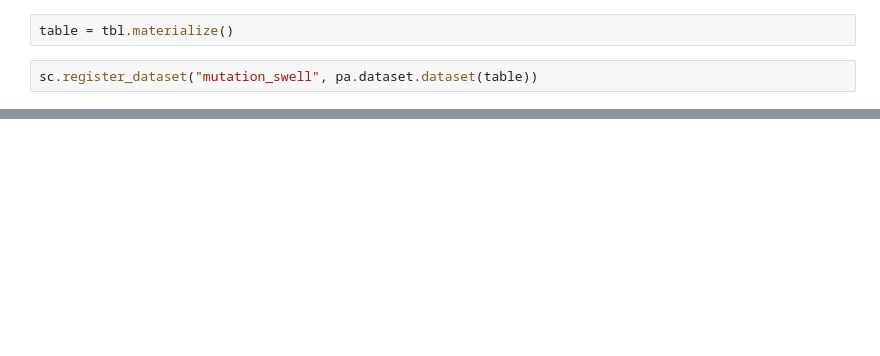
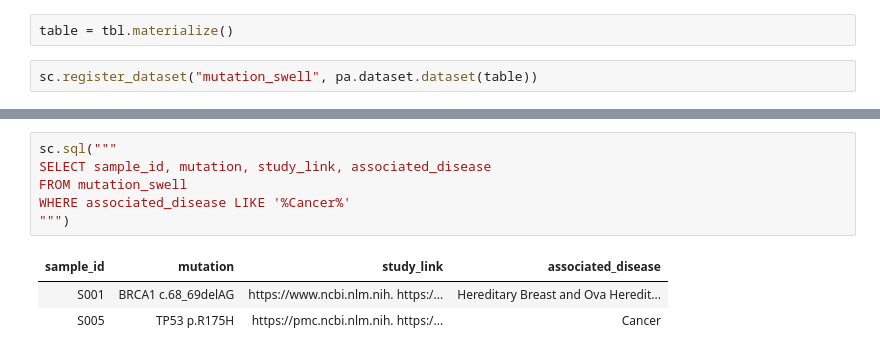
Before and after one commit to SwellDB/SwellDB, a Jupyter notebook: examples/swelldb_mutations.ipynb, the cells around one changed output, grey strips where cells are left out. Saved outputs shown, nothing was run; the diff lists cells and outputs as text; blank space fills up the shorter version.

```diff
--- a/examples/swelldb_mutations.ipynb
+++ b/examples/swelldb_mutations.ipynb
@@ -118,0 +117,10 @@ FROM mutation_swell
+# %%
+sc.sql("""
+SELECT sample_id, mutation, study_link, associated_disease
+FROM mutation_swell
+WHERE associated_disease LIKE '%Cancer%'
+""")
+# %% [output]
+| sample_id | mutation | study_link | associated_disease |
+| S001 | BRCA1 c.68_69delAG | https://www.ncbi.nlm.nih. https:/... | Hereditary Breast and Ova Heredit... |
+| S005 | TP53 p.R175H | https://pmc.ncbi.nlm.nih. https:/... | Cancer |
```
Also changed, not shown: parts of 3 cells of this notebook, 11 other files.
